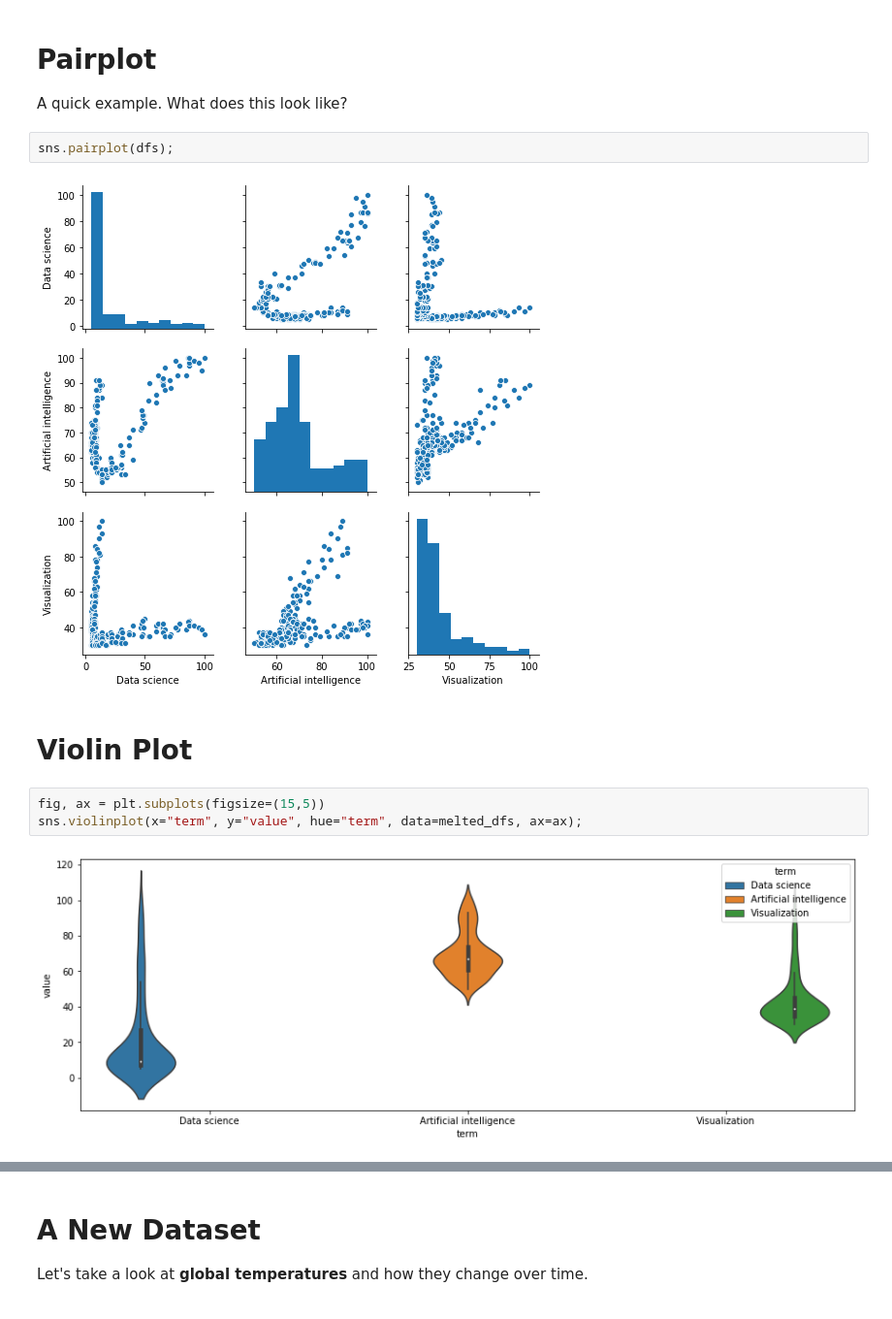
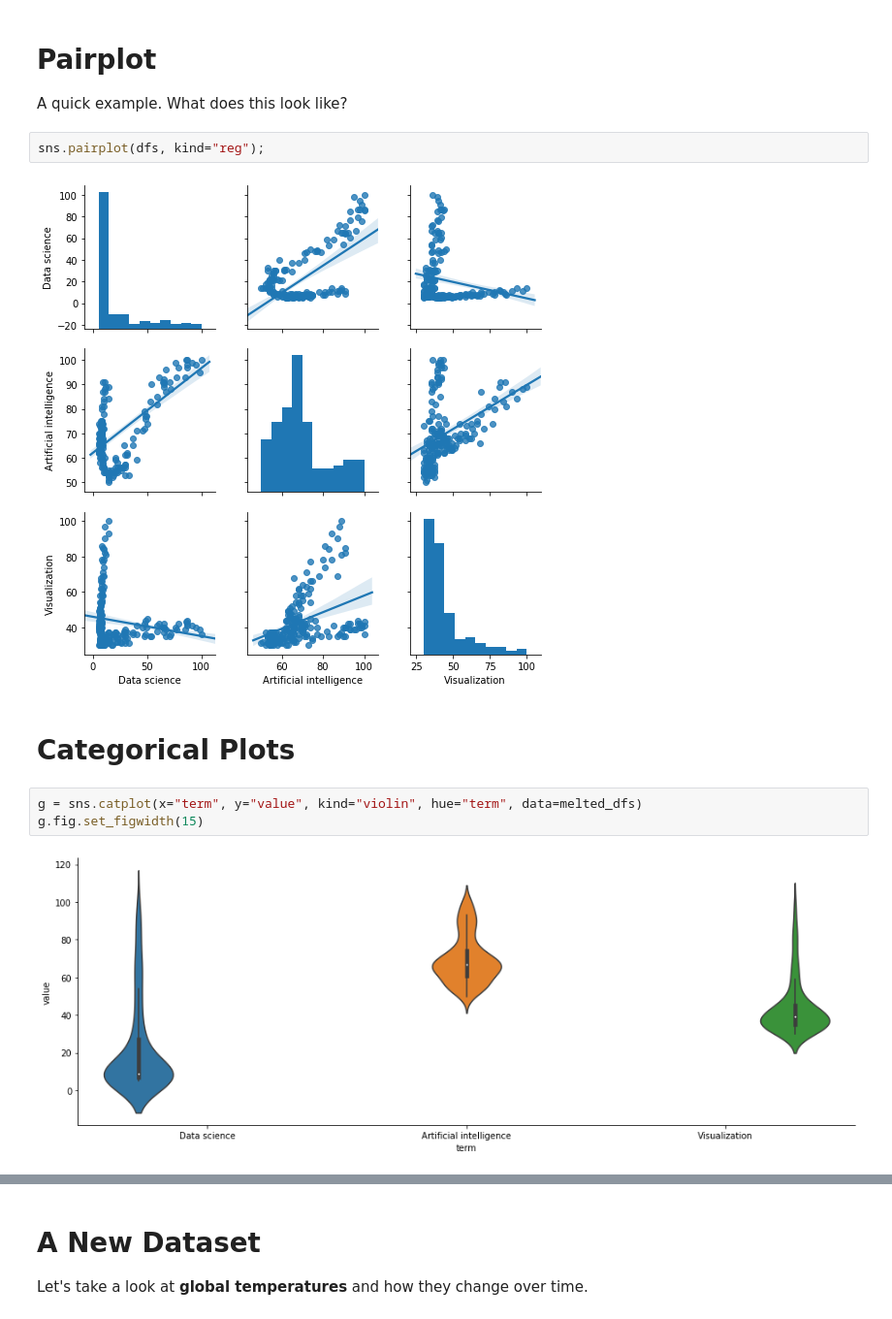
Before and after one commit to lucasdurand/visualization-seminar, a Jupyter notebook: Part 2 - Static Plots/Seaborn.ipynb, the cells around one changed output, grey strips where cells are left out. Shown at 97% size. Cells and saved outputs as stored; diff of their text form.

```diff
--- a/Part 2 - Static Plots/Seaborn.ipynb
+++ b/Part 2 - Static Plots/Seaborn.ipynb
@@ -100,13 +100,13 @@ A custom map over the data.
 
 A quick example. What does this look like?
 # %%
-sns.pairplot(dfs);
+sns.pairplot(dfs, kind="reg");
 # %% [output]
-[figure, old version]
+[figure, new version]
-# %% [markdown]
-# Violin Plot
+# %% [markdown]
+# Categorical Plots
 # %%
-fig, ax = plt.subplots(figsize=(15,5))
-sns.violinplot(x="term", y="value", hue="term", data=melted_dfs, ax=ax);
+g = sns.catplot(x="term", y="value", kind="violin", hue="term", data=melted_dfs)
+g.fig.set_figwidth(15)
 # %% [output]
-[figure, old version]
+[figure, new version]
```
Also changed, not shown: parts of 8 cells of this notebook, 3 other files.
